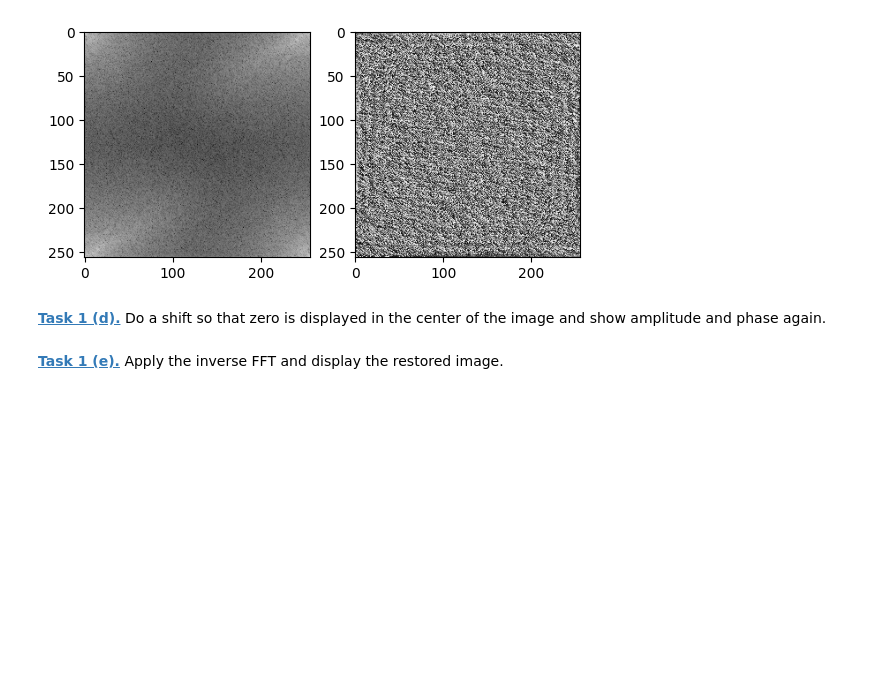
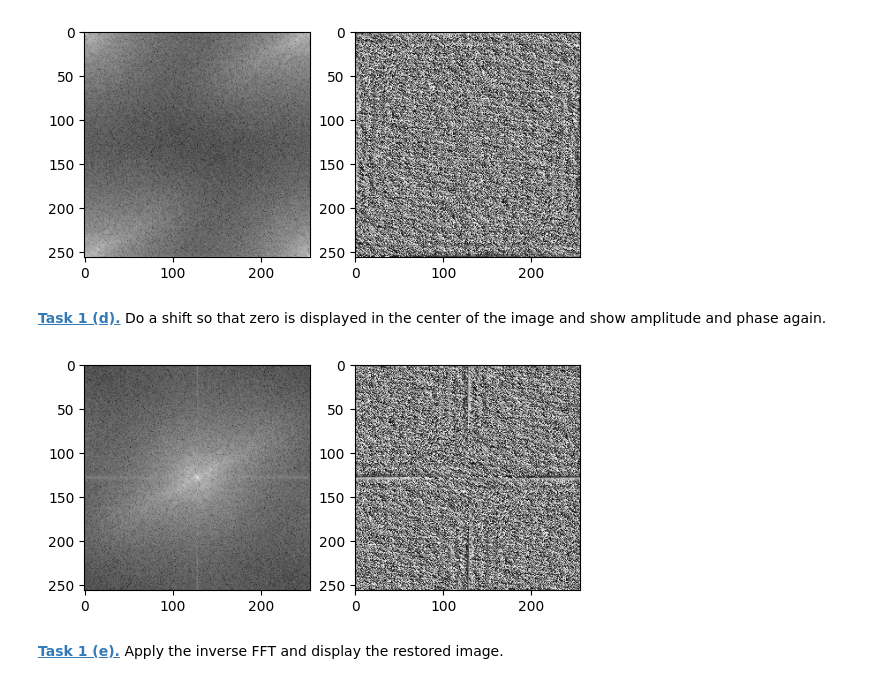
Before and after one commit to DaSch314/mobi-fs5-python, a Jupyter notebook: fourier.ipynb, the cells around one changed output. Saved outputs shown, nothing was run; the diff lists cells and outputs as text; code cells hidden in the pictures; blank space fills up the shorter version.

```diff
--- a/fourier.ipynb
+++ b/fourier.ipynb
@@ -40,9 +40,18 @@ plt.imshow(phase, 'gray')
 # %%
 shift_cell_ft = np.fft.fftshift(cell_ft)
 amplitude_shift = np.abs(shift_cell_ft)
 phase_shift = np.angle(shift_cell_ft)
 
 cell_phase_shift = np.angle(shift_cell_ft)
+
+plt.figure()
+plt.subplot(1, 2, 1)
+plt.imshow(np.log(amplitude_shift), 'gray')
+plt.subplot(1, 2, 2)
+plt.imshow(phase_shift, 'gray')
+plt.show()
+# %% [output]
+[figure, added]
 # %% [markdown]
 **[Task 1 (e).]()** Apply the inverse FFT and display the restored image.
 # %%
```
Also changed, not shown: parts of 2 cells of this notebook, 1 other file.
